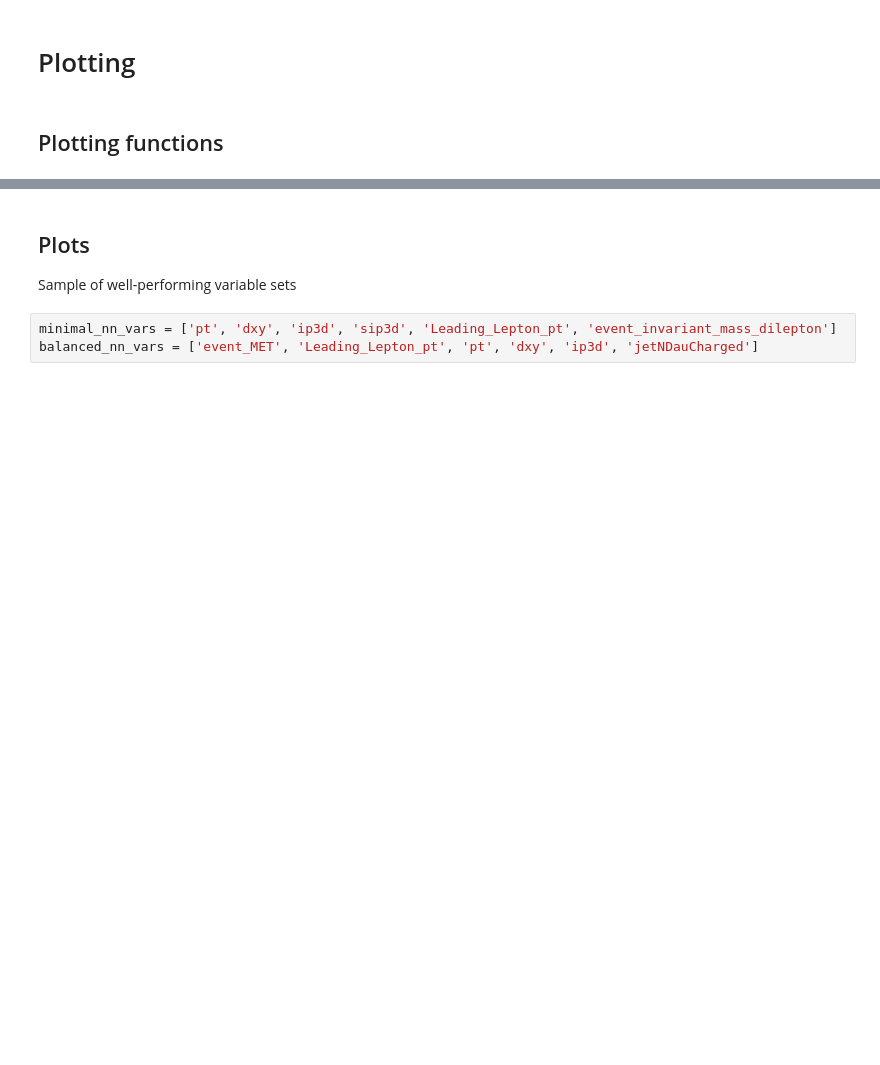
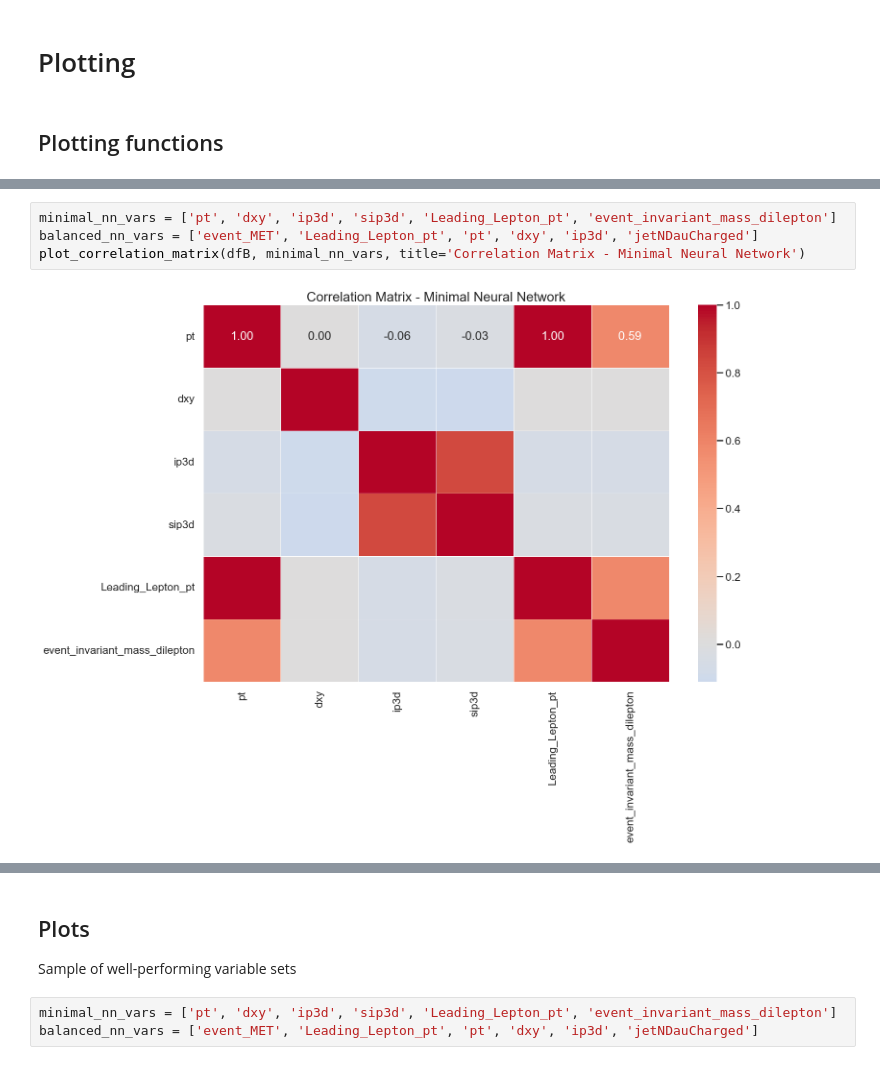
Before and after one commit to alex-call/Physics-188-Final-Project, a Jupyter notebook: 188_FINAL_PROJECT.ipynb, the cells around one changed output, grey strips where cells are left out. Drawn from its saved outputs; the diff is of its cells as text; blank space fills up the shorter version.

```diff
--- a/188_FINAL_PROJECT.ipynb
+++ b/188_FINAL_PROJECT.ipynb
@@ -485,0 +694,6 @@ combined_optimal_subsets = [
+# %%
+minimal_nn_vars = ['pt', 'dxy', 'ip3d', 'sip3d', 'Leading_Lepton_pt', 'event_invariant_mass_dilepton']
+balanced_nn_vars = ['event_MET', 'Leading_Lepton_pt', 'pt', 'dxy', 'ip3d', 'jetNDauCharged']
+plot_correlation_matrix(dfB, minimal_nn_vars, title='Correlation Matrix - Minimal Neural Network')
+# %% [output]
+[figure, added]
```
Also changed, not shown: parts of 67 cells of this notebook.
